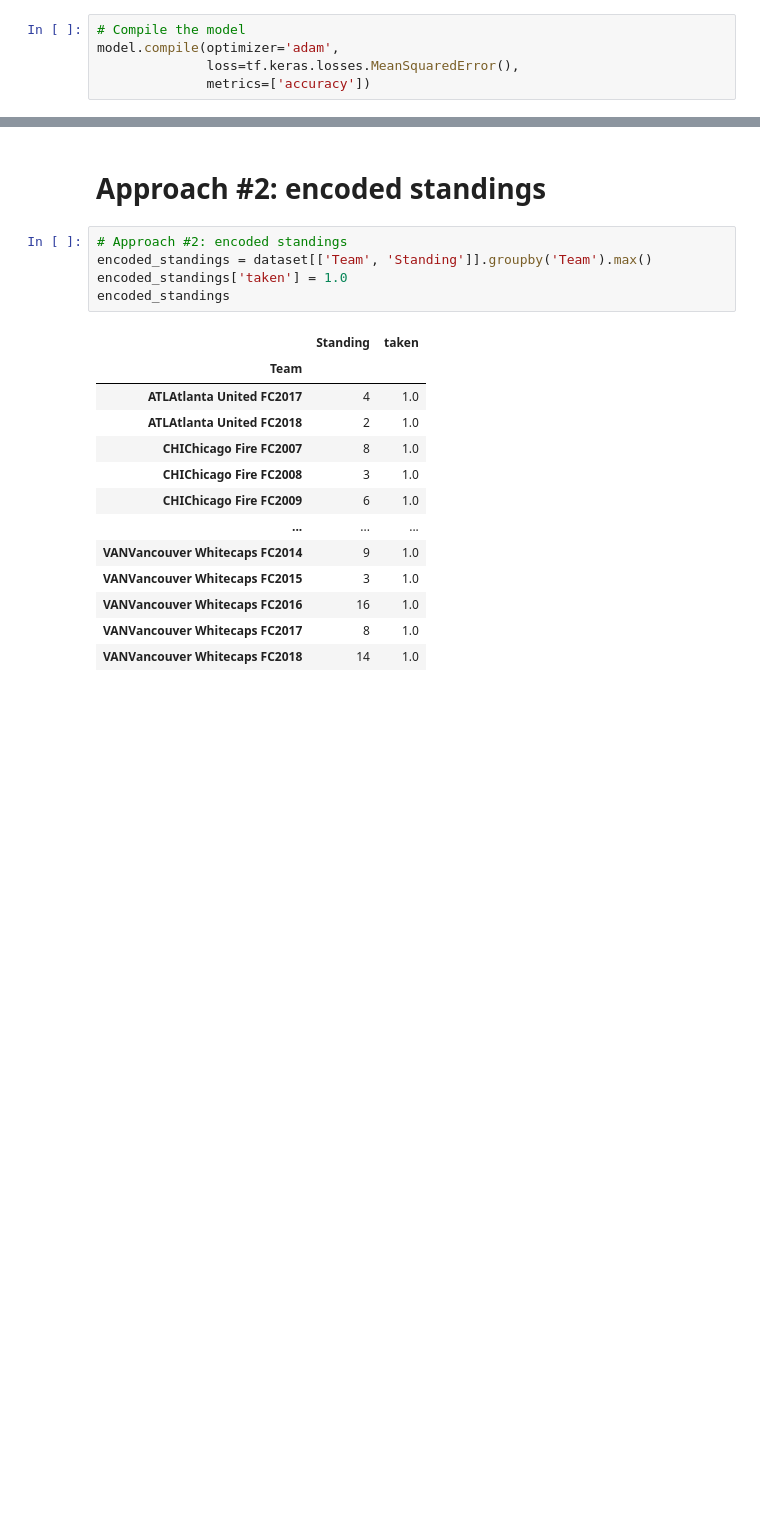
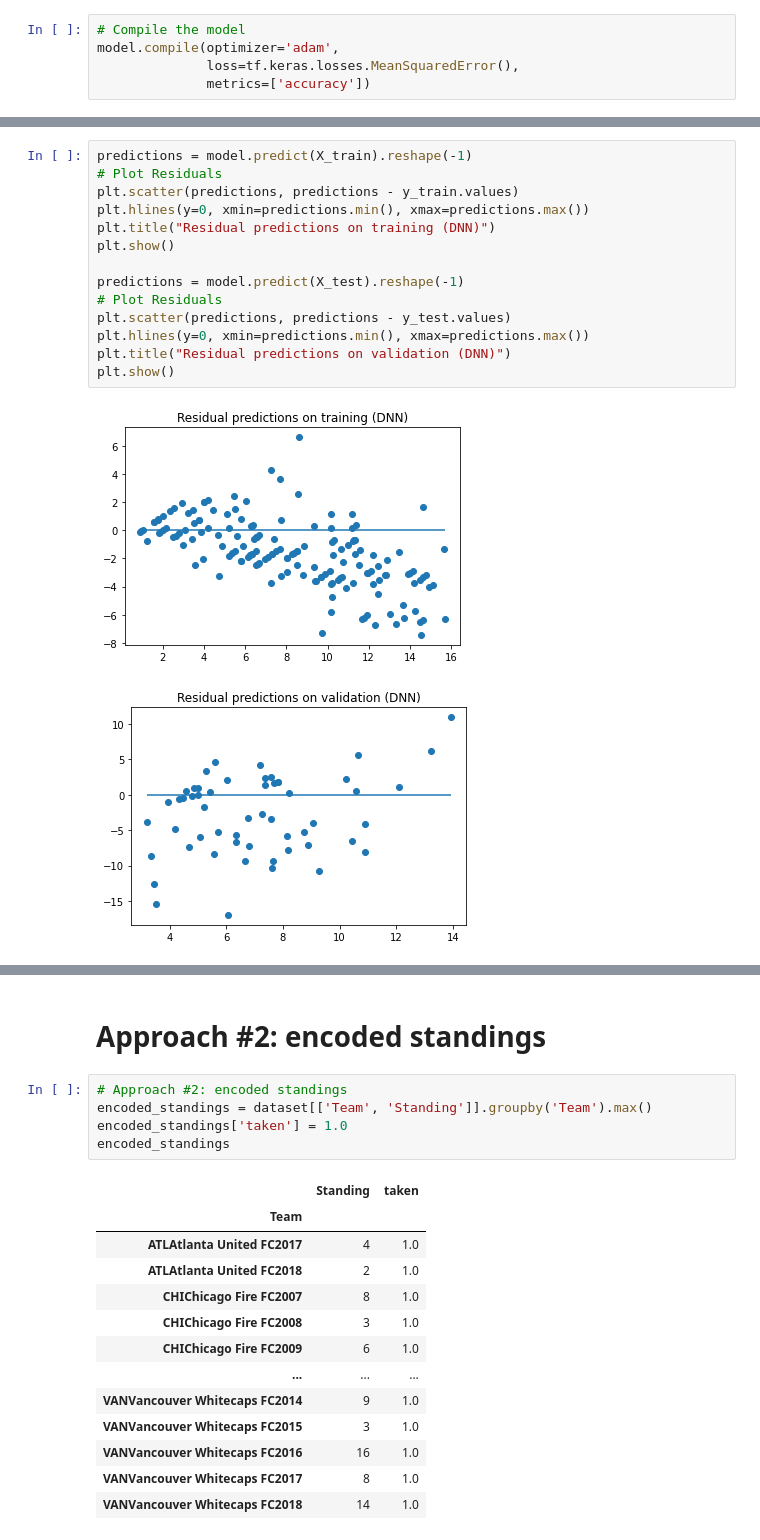
Before and after one commit to joshuadanielp/umn_fantasy_soccer, a Jupyter notebook: notebooks/research01.ipynb, the cells around one changed output, grey strips where cells are left out. Cells and saved outputs as stored; diff of their text form; blank space fills up the shorter version.

Commit message:
Residual prediction testing

```diff
--- a/notebooks/research01.ipynb
+++ b/notebooks/research01.ipynb
@@ -367,6 +381,23 @@ Model predicted: [[10.984912]]
 Actual value: Team
 DCD.C. United2016    10.0
 Name: Standing, dtype: float64
+# %%
+predictions = model.predict(X_train).reshape(-1)
+# Plot Residuals
+plt.scatter(predictions, predictions - y_train.values)
+plt.hlines(y=0, xmin=predictions.min(), xmax=predictions.max())
+plt.title("Residual predictions on training (DNN)")
+plt.show()
+
+predictions = model.predict(X_test).reshape(-1)
+# Plot Residuals
+plt.scatter(predictions, predictions - y_test.values)
+plt.hlines(y=0, xmin=predictions.min(), xmax=predictions.max())
+plt.title("Residual predictions on validation (DNN)")
+plt.show()
+# %% [output]
+[figure, added]
+[figure, added]
 # %%
 y_predicted = model.predict(X_test)
 
```
Also changed, not shown: parts of 18 cells of this notebook.
